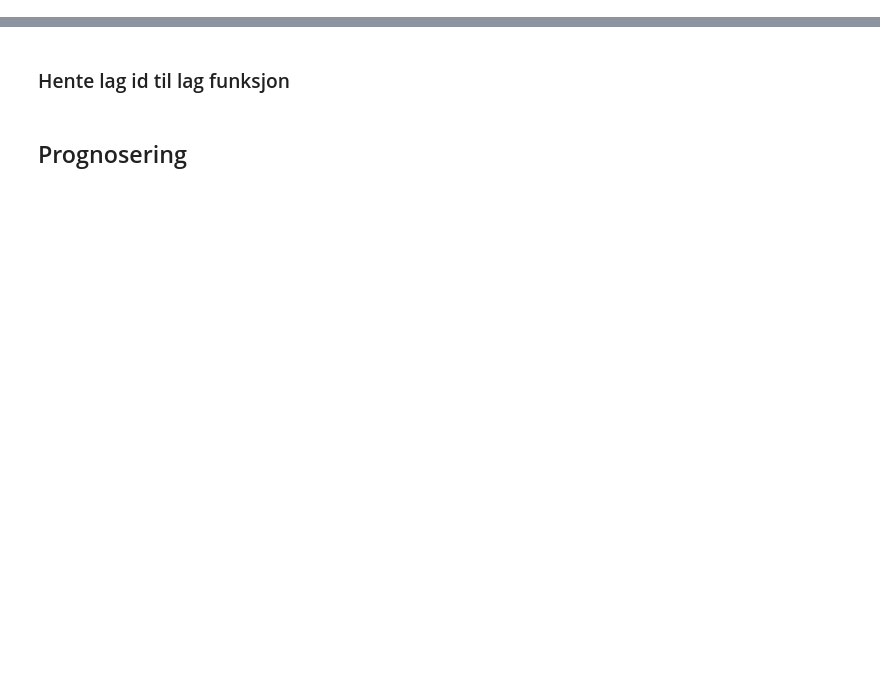
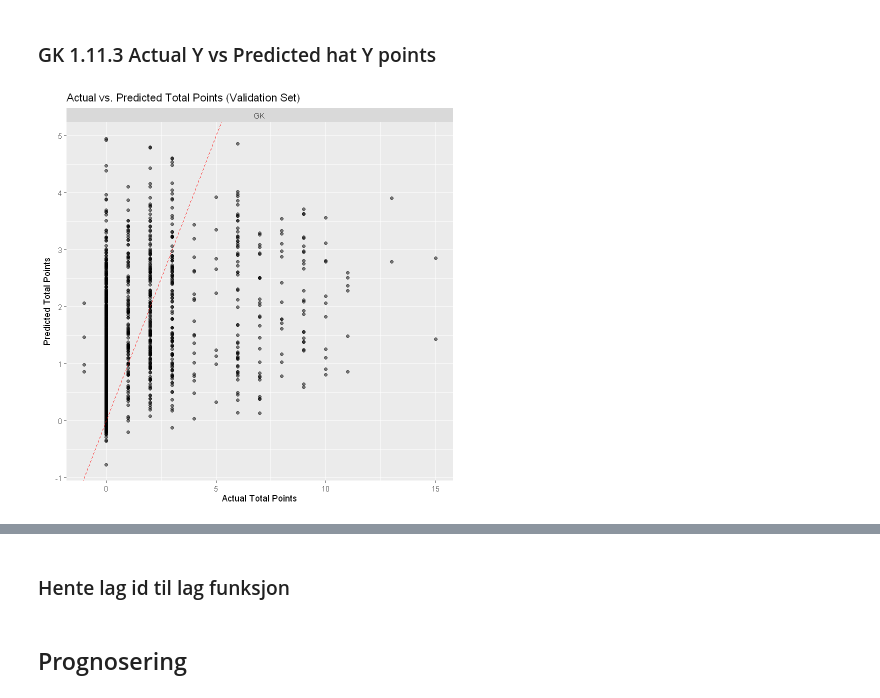
Before and after one commit to Nysgjerrigper/MSc-BusAdm-25-EBA-PAM, a Jupyter notebook: R Forecast/prognose-modell (16).ipynb, the cells around one changed output, grey strips where cells are left out. Drawn from its saved outputs; the diff is of its cells as text; code cells hidden in the pictures; blank space fills up the shorter version.

```diff
--- a/R Forecast/prognose-modell (16).ipynb
+++ b/R Forecast/prognose-modell (16).ipynb
@@ -1466,0 +58,27 @@ ________________________________________________________________________________
+# %%
+# Global user inputs ----
+# Trainingsplit : in-sample <= split_gw < out-of-sample
+split_gw <- 38+38
+
+# LSTM
+epoker <- 15
+vindu <- 3
+
+#Metrics for LSTM Models. Alle fungerer ikke fordi noen er for keras 3 eller heter noe annet som jeg ikke finner
+metrics_regression <- c(
+ # metric_mean_absolute_error(),
+ # metric_mean_squared_error(),
+  metric_root_mean_squared_error()
+ # metric_mean_absolute_percentage_error(),
+ # metric_cosine_similarity()
+)
+
+# Til Prognosering, hvor mange uker frem ønsker du å spå fremover
+antall_uker <- 7
+
+# Til patience epoker i callback.
+# Altså hvor mange epoker skal den vente før den slutter å trene modellen og gå tilbake til siste beste
+num_patience <- 5
+
+# Decided embedding dimensions for pos.6 Building the Model
+num_embedding_dimension <- 1
@@ -1466,0 +966,17 @@ ________________________________________________________________________________
+# %% [markdown]
+### GK 1.11.3 Actual Y vs Predicted hat Y points
+# %%
+### GK 1.11.3 Actual Y vs Predicted hat Y points ----
+plot_actual_predicted_gk <- ggplot(preds_gk, aes(x = actual_total_points, y = predicted_total_points)) +
+  geom_point(alpha = 0.5) + # Use alpha for transparency if many points overlap
+  geom_abline(intercept = 0, slope = 1, linetype = "dashed", color = "red") + # y=x line
+  labs(title = "Actual vs. Predicted Total Points (Validation Set)",
+       x = "Actual Total Points",
+       y = "Predicted Total Points") +
+  facet_wrap(~ position) + # Optional: Separate plots by position
+  theme_grey() +
+  coord_cartesian(xlim = range(preds_gk$actual_total_points, na.rm = TRUE), # Adjust limits if needed
+                  ylim = range(preds_gk$predicted_total_points, na.rm = TRUE))
+plot_actual_predicted_gk
+# %% [output]
+[figure, added]
```
Also changed, not shown: parts of 279 cells of this notebook, 28 other files.
